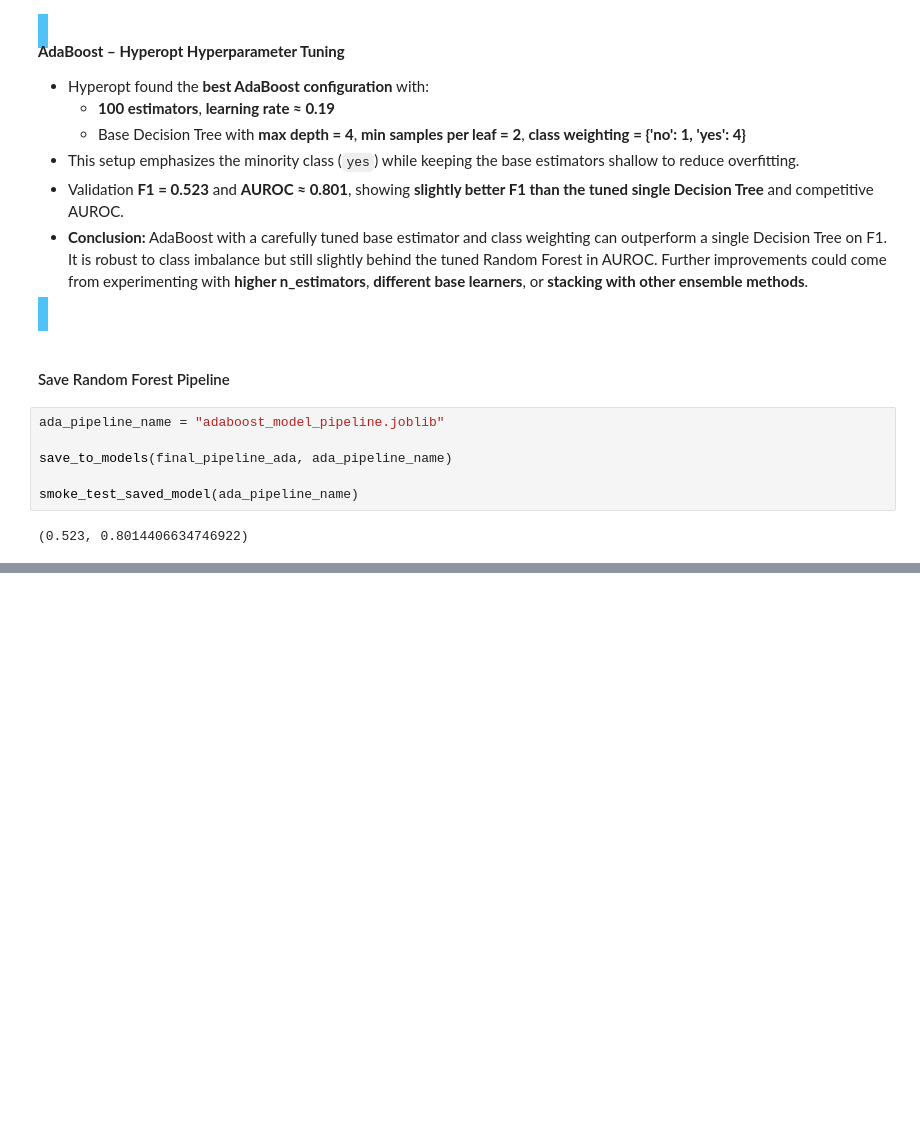
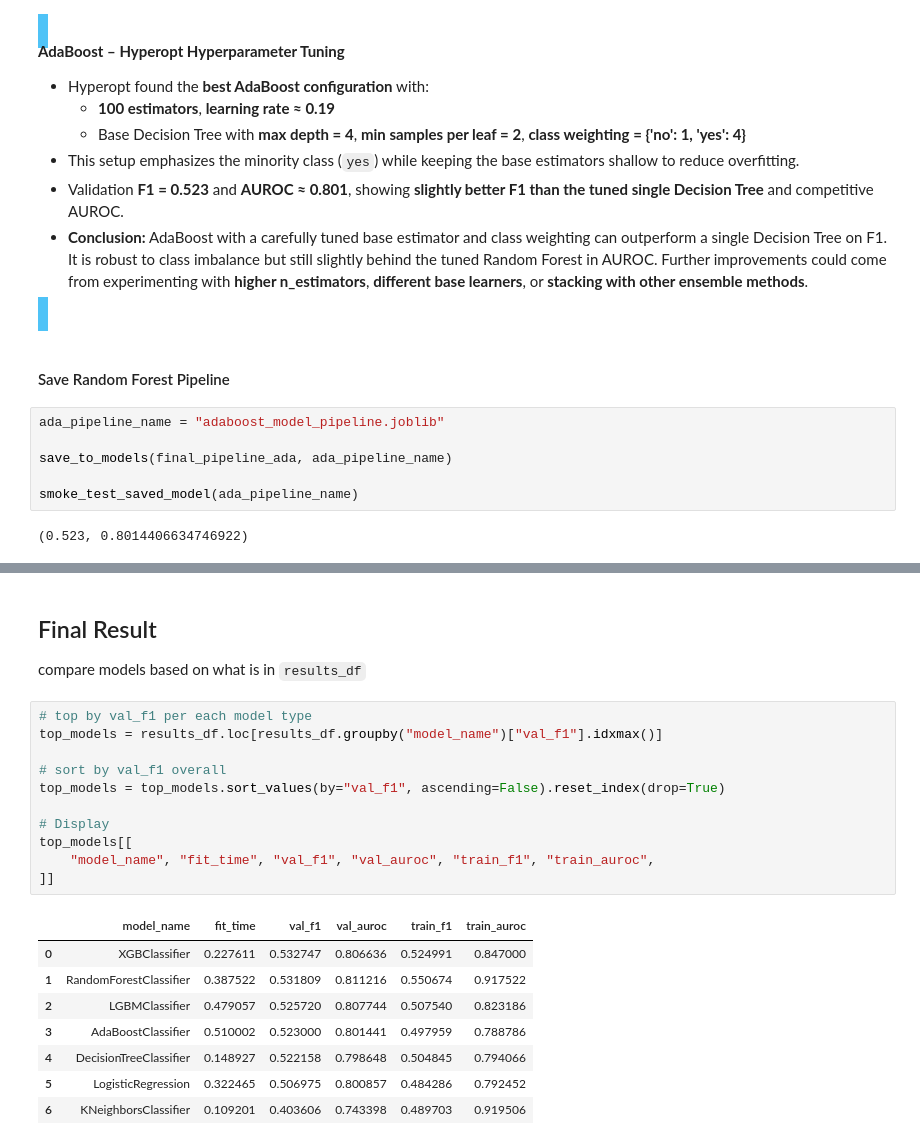
Before and after one commit to Maxstef/bank-deposit-prediction, a Jupyter notebook: notebooks/03_modeling.ipynb, the cells around one changed output, grey strips where cells are left out. Saved outputs shown, nothing was run; the diff lists cells and outputs as text; blank space fills up the shorter version.

Commit message:
modeling ensembles xgb and lgb hypertune and final results

```diff
--- a/notebooks/03_modeling.ipynb
+++ b/notebooks/03_modeling.ipynb
@@ -1716,0 +2076,24 @@ smoke_test_saved_model(ada_pipeline_name)
+# %% [markdown]
+## Final Result
+
+compare models based on what is in `results_df`
+# %%
+# top by val_f1 per each model type
+top_models = results_df.loc[results_df.groupby("model_name")["val_f1"].idxmax()]
+
+# sort by val_f1 overall
+top_models = top_models.sort_values(by="val_f1", ascending=False).reset_index(drop=True)
+
+# Display
+top_models[[
+    "model_name", "fit_time", "val_f1", "val_auroc", "train_f1", "train_auroc",
+]]
+# %% [output]
+|  | model_name | fit_time | val_f1 | val_auroc | train_f1 | train_auroc |
+| 0 | XGBClassifier | 0.227611 | 0.532747 | 0.806636 | 0.524991 | 0.847000 |
+| 1 | RandomForestClassifier | 0.387522 | 0.531809 | 0.811216 | 0.550674 | 0.917522 |
+| 2 | LGBMClassifier | 0.479057 | 0.525720 | 0.807744 | 0.507540 | 0.823186 |
+| 3 | AdaBoostClassifier | 0.510002 | 0.523000 | 0.801441 | 0.497959 | 0.788786 |
+| 4 | DecisionTreeClassifier | 0.148927 | 0.522158 | 0.798648 | 0.504845 | 0.794066 |
+| 5 | LogisticRegression | 0.322465 | 0.506975 | 0.800857 | 0.484286 | 0.792452 |
+| 6 | KNeighborsClassifier | 0.109201 | 0.403606 | 0.743398 | 0.489703 | 0.919506 |
```
Also changed, not shown: parts of 44 cells of this notebook, 3 other files.
